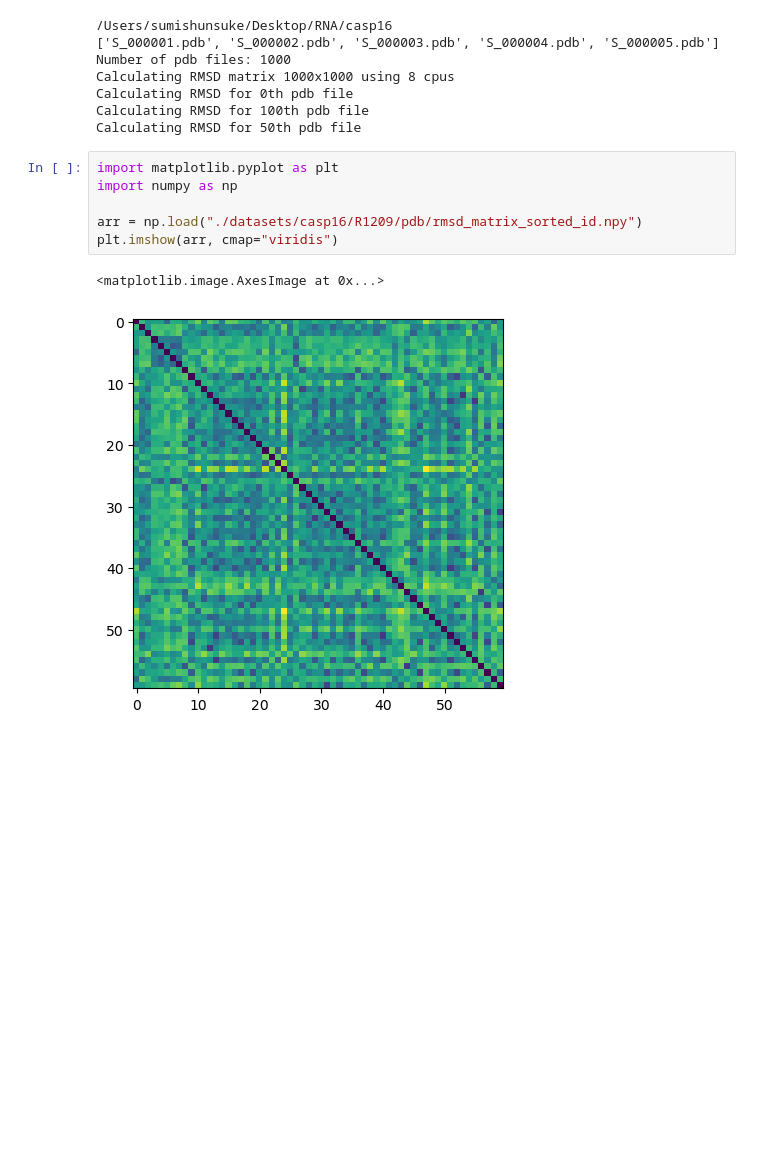
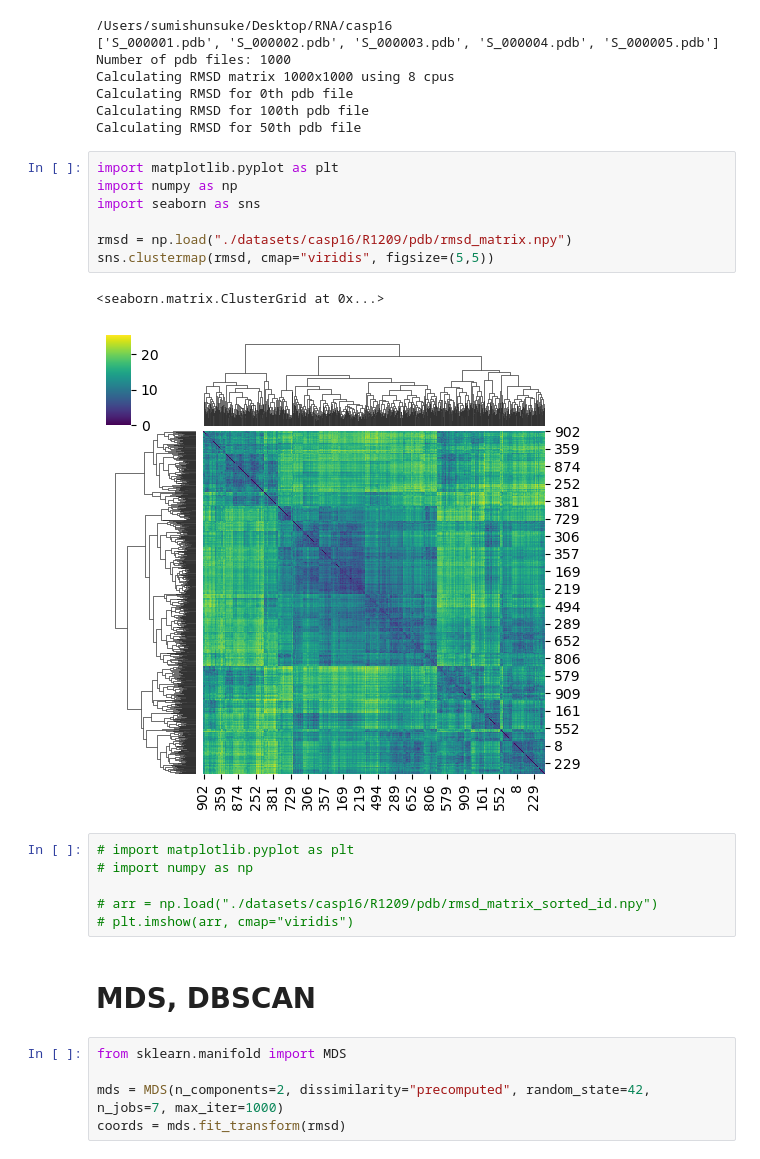
Before and after one commit to Shunsuke-1994/casp16, a Jupyter notebook: notebooks/R1209.ipynb, the cells around one changed output. Cells and saved outputs as stored; diff of their text form; blank space fills up the shorter version.

```diff
--- a/notebooks/R1209.ipynb
+++ b/notebooks/R1209.ipynb
@@ -130,12 +105,26 @@ Calculating RMSD matrix 1000x1000 using 8 cpus
 Calculating RMSD for 0th pdb file
 Calculating RMSD for 100th pdb file
 Calculating RMSD for 50th pdb file
+# %%
+import matplotlib.pyplot as plt
+import numpy as np
+import seaborn as sns
+
+rmsd = np.load("./datasets/casp16/R1209/pdb/rmsd_matrix.npy")
+sns.clustermap(rmsd, cmap="viridis", figsize=(5,5))
+# %% [output]
+<seaborn.matrix.ClusterGrid at 0x...>
+[figure, added]
 # %%
-import matplotlib.pyplot as plt
-import numpy as np
+# import matplotlib.pyplot as plt
+# import numpy as np
 
-arr = np.load("./datasets/casp16/R1209/pdb/rmsd_matrix_sorted_id.npy")
-plt.imshow(arr, cmap="viridis")
+# arr = np.load("./datasets/casp16/R1209/pdb/rmsd_matrix_sorted_id.npy")
+# plt.imshow(arr, cmap="viridis")
-# %% [output]
-<matplotlib.image.AxesImage at 0x...>
-[figure, removed]
+# %% [markdown]
+# MDS, DBSCAN
+# %%
+from sklearn.manifold import MDS
+
+mds = MDS(n_components=2, dissimilarity="precomputed", random_state=42, n_jobs=7, max_iter=1000)
+coords = mds.fit_transform(rmsd)
```
Also changed, not shown: parts of 15 cells of this notebook, 1 other file.
